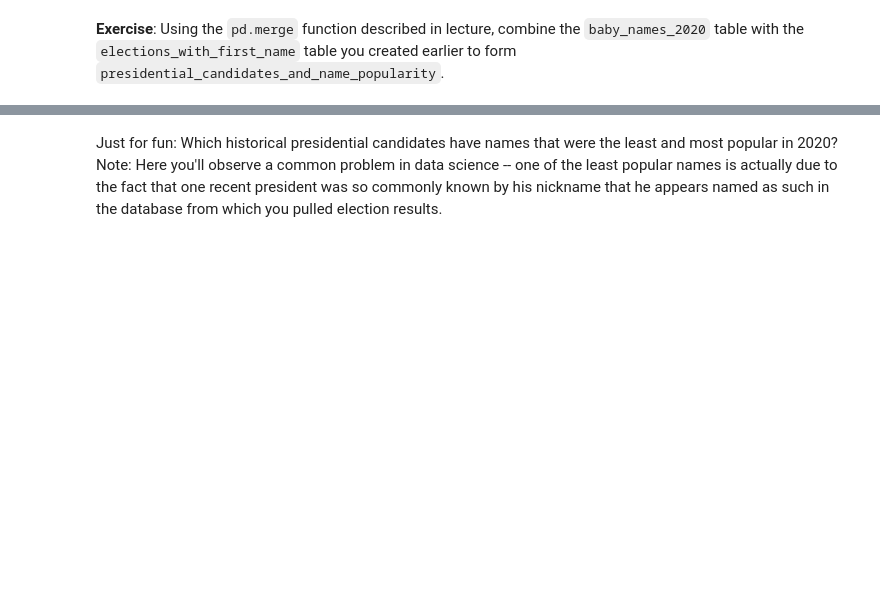
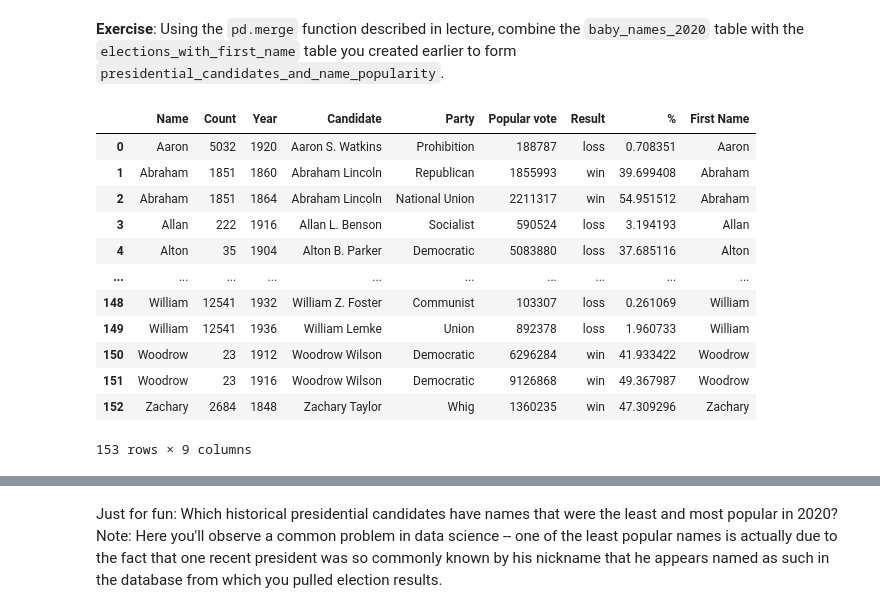
Before and after one commit to DS-100/sp22, a Jupyter notebook: lab/lab02/lab02.ipynb, the cells around one changed output, grey strips where cells are left out. Cells and saved outputs as stored; diff of their text form; code cells hidden in the pictures; blank space fills up the shorter version.

```diff
--- a/lab/lab02/lab02.ipynb
+++ b/lab/lab02/lab02.ipynb
@@ -631,6 +1054,6 @@ name: q7
 # %%
 elections_with_first_name = elections.copy()
 # your code here
-...
+elections_with_first_name['First Name'] = elections_with_first_name['Candidate'].str.split().str[0]
 # end your code
 elections_with_first_name
@@ -662,2 +1112,22 @@ presidential_candidates_and_name_popularity
+# %%
+presidential_candidates_and_name_popularity = baby_names_2020.merge(
+    elections_with_first_name,
+    left_on='Name',
+    right_on='First Name')
+presidential_candidates_and_name_popularity
+# %% [output]
+|  | Name | Count | Year | Candidate | Party | Popular vote | Result | % | First Name |
+| 0 | Aaron | 5032 | 1920 | Aaron S. Watkins | Prohibition | 188787 | loss | 0.708351 | Aaron |
+| 1 | Abraham | 1851 | 1860 | Abraham Lincoln | Republican | 1855993 | win | 39.699408 | Abraham |
+| 2 | Abraham | 1851 | 1864 | Abraham Lincoln | National Union | 2211317 | win | 54.951512 | Abraham |
+| 3 | Allan | 222 | 1916 | Allan L. Benson | Socialist | 590524 | loss | 3.194193 | Allan |
+| 4 | Alton | 35 | 1904 | Alton B. Parker | Democratic | 5083880 | loss | 37.685116 | Alton |
+| ... | ... | ... | ... | ... | ... | ... | ... | ... | ... |
+| 148 | William | 12541 | 1932 | William Z. Foster | Communist | 103307 | loss | 0.261069 | William |
+| 149 | William | 12541 | 1936 | William Lemke | Union | 892378 | loss | 1.960733 | William |
+| 150 | Woodrow | 23 | 1912 | Woodrow Wilson | Democratic | 6296284 | win | 41.933422 | Woodrow |
+| 151 | Woodrow | 23 | 1916 | Woodrow Wilson | Democratic | 9126868 | win | 49.367987 | Woodrow |
+| 152 | Zachary | 2684 | 1848 | Zachary Taylor | Whig | 1360235 | win | 47.309296 | Zachary |
+153 rows × 9 columns
 # %%
 grader.check("q8")
```
Also changed, not shown: parts of 83 cells of this notebook, 7 other files.
